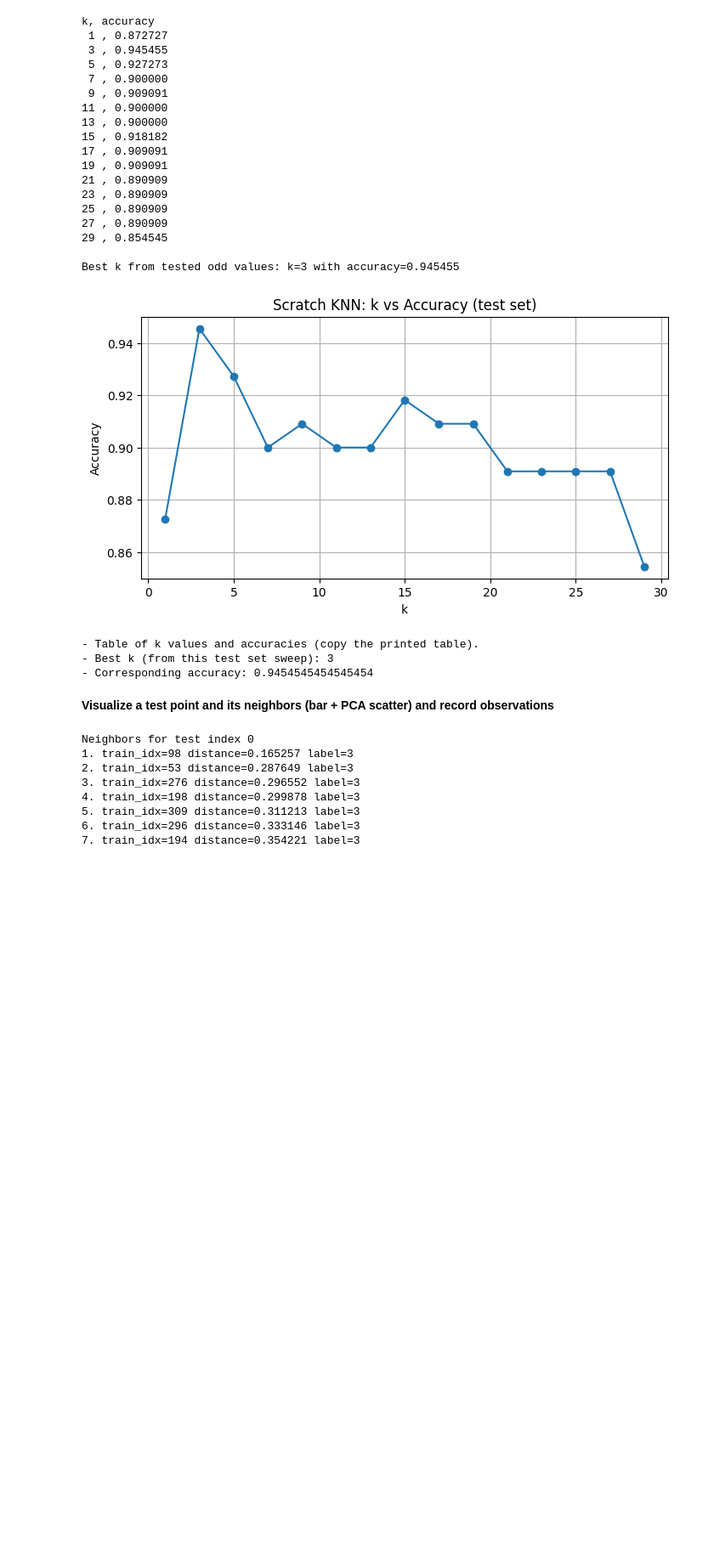
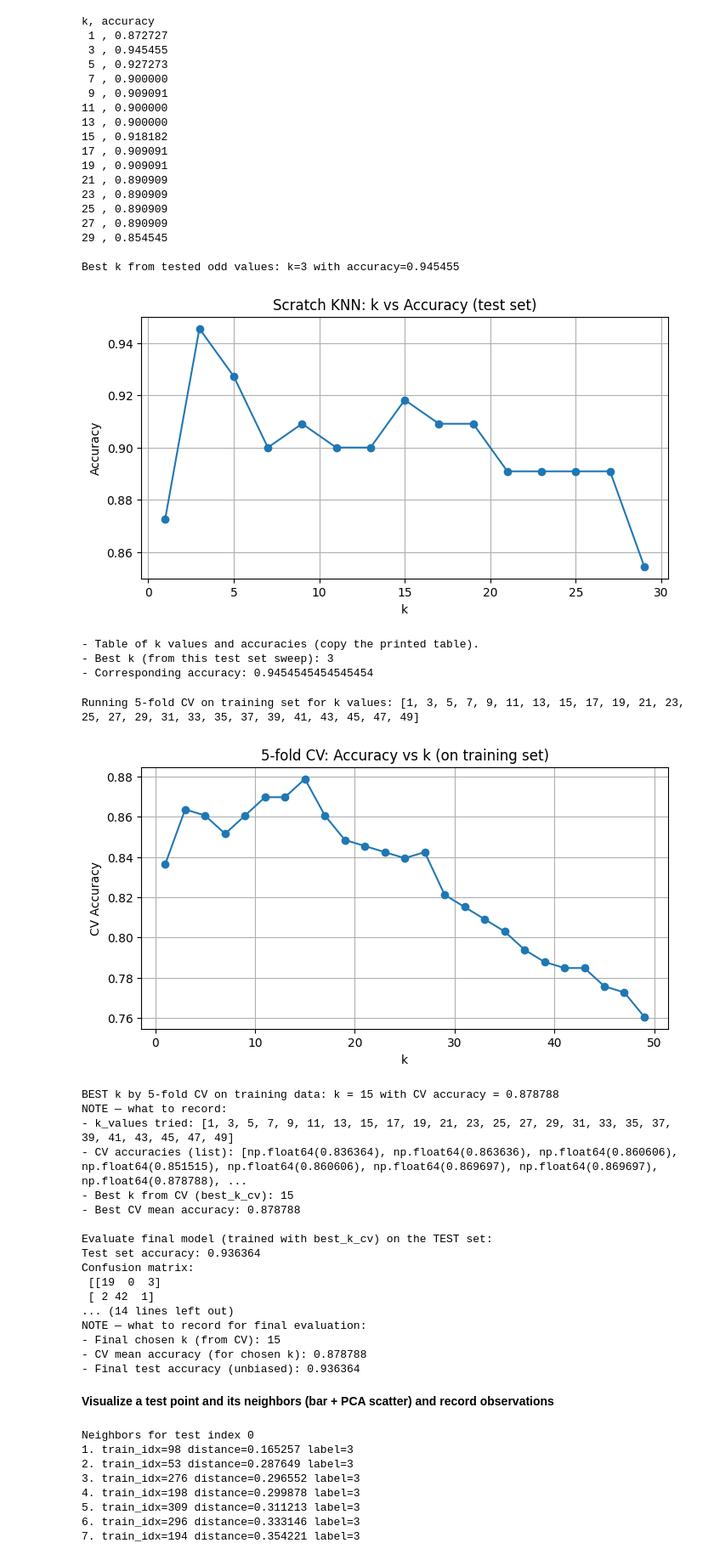
Before and after one commit to mahesh-babu-chittem/Machine-Learning-MaheshBabuChittem, a Jupyter notebook: Lab7_AP23110010084_KNN(ScrathVersion&SklearnVersion_WithoutMissingValues).ipynb, the cells around one changed output. Shown at 85% size. Drawn from its saved outputs; the diff is of its cells as text; code cells hidden in the pictures; blank space fills up the shorter version.

```diff
--- a/Lab7_AP23110010084_KNN(ScrathVersion&SklearnVersion_WithoutMissingValues).ipynb
+++ b/Lab7_AP23110010084_KNN(ScrathVersion&SklearnVersion_WithoutMissingValues).ipynb
@@ -509,6 +509,84 @@ Best k from tested odd values: k=3 with accuracy=0.945455
 - Table of k values and accuracies (copy the printed table).
 - Best k (from this test set sweep): 3
 - Corresponding accuracy: 0.9454545454545454
+# %%
+# Find best k using cross-validation on the TRAINING set, then evaluate that k on the TEST set.
+from sklearn.neighbors import KNeighborsClassifier
+from sklearn.model_selection import cross_val_score
+import matplotlib.pyplot as plt
+import numpy as np
+from sklearn.metrics import accuracy_score, classification_report, confusion_matrix
+
+# Ensure X_train, X_test, y_train, y_test exist
+assert 'X_train' in globals() and 'X_test' in globals() and 'y_train' in globals() and 'y_test' in globals(), \
+       "Run the preprocessing and train/test split cells first."
+
+# Define k values to test (odd numbers to reduce tie frequency)
+max_k = min(51, X_train.shape[0]-1)         # cap so we don't try absurdly large k
+k_values = list(range(1, max_k, 2))
+
+cv_scores = []
+print("Running 5-fold CV on training set for k values:", k_values)
+for k in k_values:
+    knn = KNeighborsClassifier(n_neighbors=k, weights='uniform', n_jobs=-1)
+    scores = cross_val_score(knn, X_train, y_train, cv=5, scoring='accuracy', n_jobs=-1)
+    cv_scores.append(scores.mean())
+
+# Pick best k by CV (highest mean CV accuracy)
+best_k_cv = k_values[np.argmax(cv_scores)]
+best_cv_score = max(cv_scores)
+
+# Plot CV curve
+plt.figure(figsize=(8,4))
+plt.plot(k_values, cv_scores, marker='o')
+plt.title('5-fold CV: Accuracy vs k (on training set)')
+plt.xlabel('k')
+plt.ylabel('CV Accuracy')
+plt.grid(True)
+plt.show()
+
+print(f"\nBEST k by 5-fold CV on training data: k = {best_k_cv} with CV accuracy = {best_cv_score:.6f}")
+print("NOTE — what to record:")
+print("- k_values tried:", k_values)
+print("- CV accuracies (list):", [round(v,6) for v in cv_scores])
+print("- Best k from CV (best_k_cv):", best_k_cv)
+print("- Best CV mean accuracy:", round(best_cv_score,6))
+
+# Retrain on full training set with best_k_cv and evaluate once on test set
+final_knn = KNeighborsClassifier(n_neighbors=best_k_cv, weights='uniform', n_jobs=-1)
+final_knn.fit(X_train, y_train)
+y_test_pred = final_knn.predict(X_test)
+test_acc = accuracy_score(y_test, y_test_pred)
+
+print("\nEvaluate final model (trained with best_k_cv) on the TEST set:")
+print("Test set accuracy:", round(test_acc,6))
+print("Confusion matrix:\n", confusion_matrix(y_test, y_test_pred))
+print("\nClassification report:\n", classification_report(y_test, y_test_pred))
+
+print("\nNOTE — what to record for final evaluation:")
+print("- Final chosen k (from CV):", best_k_cv)
+print("- CV mean accuracy (for chosen k):", round(best_cv_score,6))
+print("- Final test accuracy (unbiased):", round(test_acc,6))
+# %% [output]
+Running 5-fold CV on training set for k values: [1, 3, 5, 7, 9, 11, 13, 15, 17, 19, 21, 23, 25, 27, 29, 31, 33, 35, 37, 39, 41, 43, 45, 47, 49]
+[figure, added]
+BEST k by 5-fold CV on training data: k = 15 with CV accuracy = 0.878788
+NOTE — what to record:
+- k_values tried: [1, 3, 5, 7, 9, 11, 13, 15, 17, 19, 21, 23, 25, 27, 29, 31, 33, 35, 37, 39, 41, 43, 45, 47, 49]
+- CV accuracies (list): [np.float64(0.836364), np.float64(0.863636), np.float64(0.860606), np.float64(0.851515), np.float64(0.860606), np.float64(0.869697), np.float64(0.869697), np.float64(0.878788), ...
+- Best k from CV (best_k_cv): 15
+- Best CV mean accuracy: 0.878788
+
+Evaluate final model (trained with best_k_cv) on the TEST set:
+Test set accuracy: 0.936364
+Confusion matrix:
+ [[19  0  3]
+ [ 2 42  1]
+... (14 lines left out)
+NOTE — what to record for final evaluation:
+- Final chosen k (from CV): 15
+- CV mean accuracy (for chosen k): 0.878788
+- Final test accuracy (unbiased): 0.936364
 # %% [markdown]
 **Visualize a test point and its neighbors (bar + PCA scatter) and record observations**
 # %%
```
Also changed, not shown: parts of 1 cell of this notebook.
